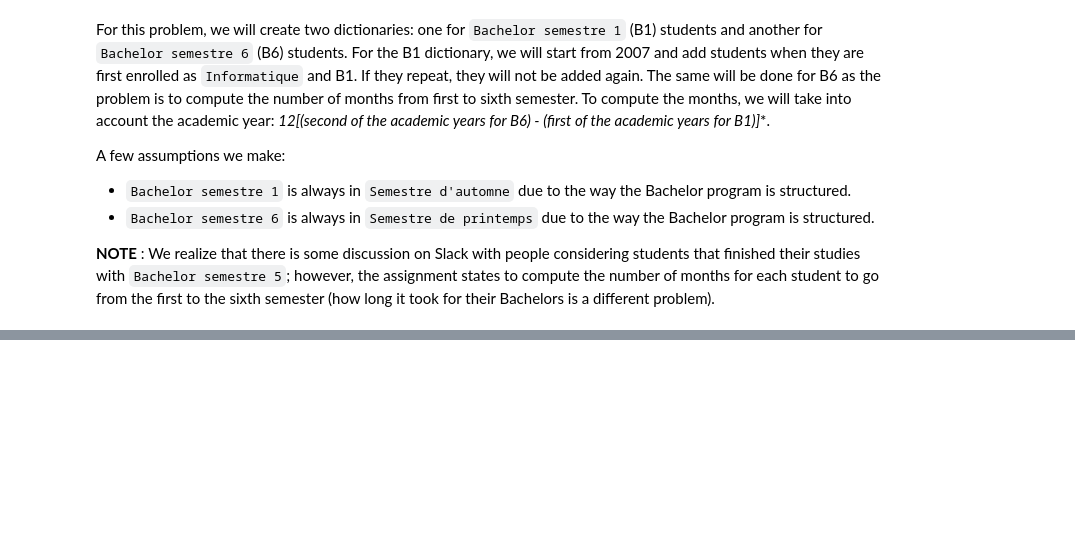
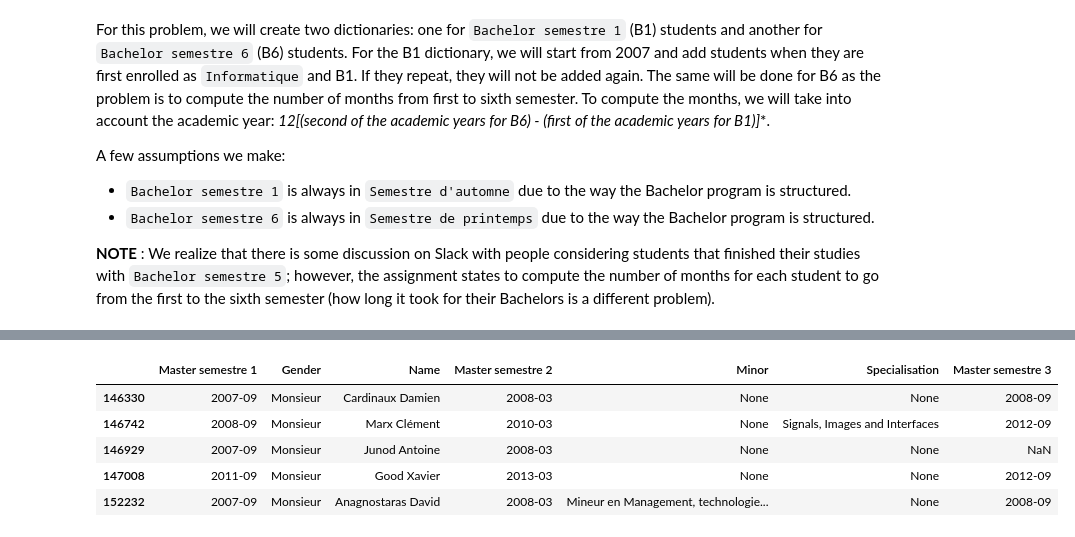
Before and after one commit to BeforeRain/ADA-homework, a Jupyter notebook: 02 - Data from the Web/SUBMISSION_data_from_the_web.ipynb, the cells around one changed output, grey strips where cells are left out. Cells and saved outputs as stored; diff of their text form; code cells hidden in the pictures; blank space fills up the shorter version.

```diff
--- a/02 - Data from the Web/SUBMISSION_data_from_the_web.ipynb
+++ b/02 - Data from the Web/SUBMISSION_data_from_the_web.ipynb
@@ -403,6 +357,0 @@ def create_student_list(url):
-# %%
-# open the Series for the filter dropdown menus made before
-major = pd.read_pickle("major_pickle")
-acad_yr = pd.read_pickle("acad_yr_pickle")
-status = pd.read_pickle("status_pickle")
-sem = pd.read_pickle("sem_pickle")
@@ -447,20 +357,0 @@ Now let's go through the `Bachelor semestre 1` students.
-# %%
-b1_students = {}
-# follow steps outlined in previous section for obtaining desired HTML table
-for year in acad_yr.index:
-    start_year = int(year.split('-')[0])
-    # obtain html url with student list
-    r_list = get_html_content('Informatique', year, 'Bachelor semestre 1', "Semestre d'automne")
-    # parse with beautiful soup
-    soup_students = BeautifulSoup(r_list.content, 'html.parser')
-    # students are starting after two rows - IN THIS CASE EASIER TO USE BEAUTIFUL SOUP APPROACH
-    students = soup_students.find_all('tr')
-    for k in range(2,len(students)):
-        test_student = students[k].find_all('td')
-        sciper = test_student[10].string
-        # keep earliest year in case a student repeated first semester of Bachelor year
-        if sciper not in b1_students:
-            # these fields were determined before
-            gender = test_student[0].string
-            status = test_student[7].string
-            b1_students[sciper] = [gender, status, start_year]
@@ -541,0 +688,11 @@ The test yields a p-value of 0.1219, which means there is a 12.19% chance we'd s
+# %%
+m1_to_m3 = df_m1[["Master semestre 1","Gender","Name"]].join(df_m2[["Master semestre 2","Minor","Specialisation"]],
+                                                            how='inner').join(df_m3["Master semestre 3"])
+m1_to_m3.head()
+# %% [output]
+|  | Master semestre 1 | Gender | Name | Master semestre 2 | Minor | Specialisation | Master semestre 3 |
+| 146330 | 2007-09 | Monsieur | Cardinaux Damien | 2008-03 | None | None | 2008-09 |
+| 146742 | 2008-09 | Monsieur | Marx Clément | 2010-03 | None | Signals, Images and Interfaces | 2012-09 |
+| 146929 | 2007-09 | Monsieur | Junod Antoine | 2008-03 | None | None | NaN |
+| 147008 | 2011-09 | Monsieur | Good Xavier | 2013-03 | None | None | 2012-09 |
+| 152232 | 2007-09 | Monsieur | Anagnostaras David | 2008-03 | Mineur en Management, technologie... | None | 2008-09 |
```
Also changed, not shown: parts of 56 cells of this notebook, 5 other files.
